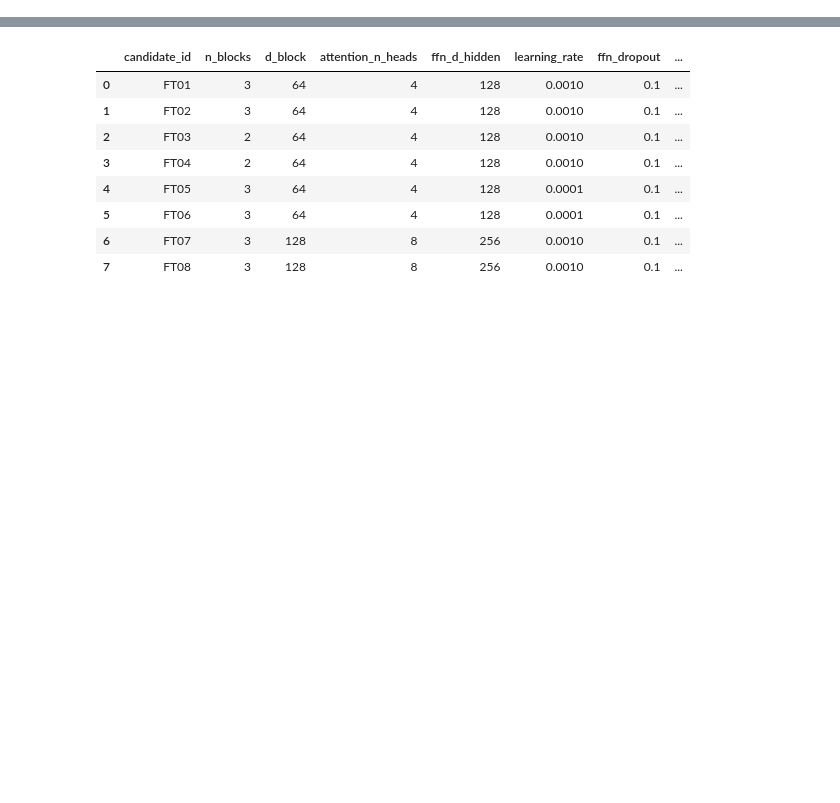
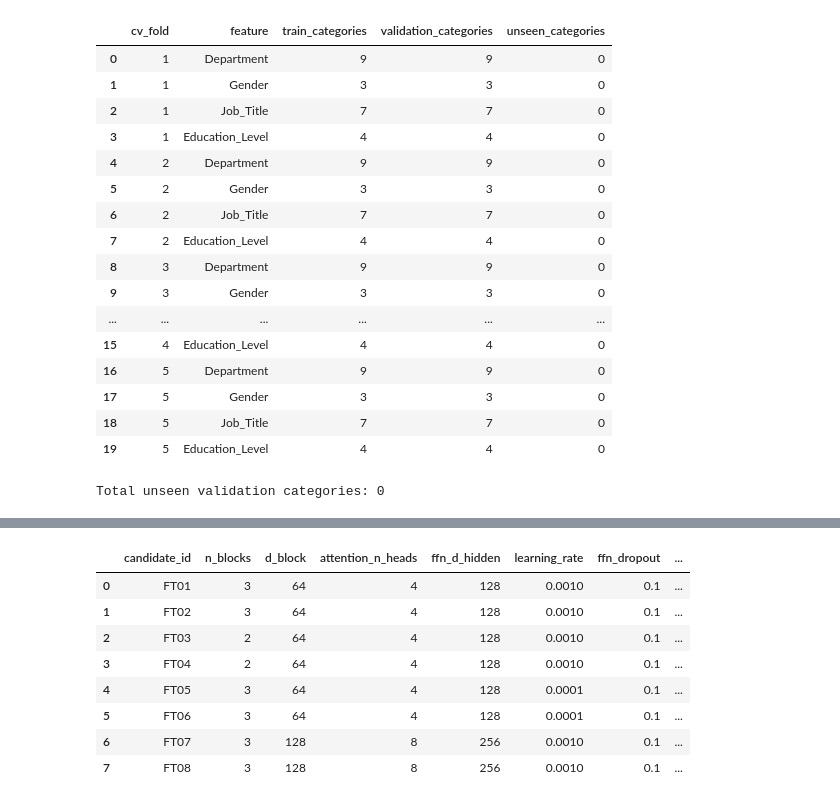
Before and after one commit to Sankalpa-KMCP/Employee_Resignation_Prediction, a Jupyter notebook: notebooks/team_contributions/models/member_1_ft_transformer/05_m1_ft_transformer.ipynb, the cells around one changed output, grey strips where cells are left out. Drawn from its saved outputs; the diff is of its cells as text; code cells hidden in the pictures; blank space fills up the shorter version.

```diff
--- a/notebooks/team_contributions/models/member_1_ft_transformer/05_m1_ft_transformer.ipynb
+++ b/notebooks/team_contributions/models/member_1_ft_transformer/05_m1_ft_transformer.ipynb
@@ -0,0 +163,9 @@
+# %%
+# 4. Read only frozen development predictors/labels; inspect holdout IDs only.
+development_data, split_registry = load_development_data(PROJECT_ROOT)
+assert development_data.shape == (80_000, 20)
+assert split_registry.shape == (100_000, 3)
+print("Development data shape:", development_data.shape)
+print("Split registry shape:", split_registry.shape)
+print("Partition counts:")
+print(split_registry["partition"].value_counts())
@@ -0,0 +327,55 @@
+# %%
+# -----------------------------
+# 8. Verify categorical coverage across outer folds
+# -----------------------------
+
+coverage_records = []
+
+for fold in sorted(development_df["cv_fold"].unique()):
+    train_fold_df = development_df[development_df["cv_fold"] != fold]
+    val_fold_df = development_df[development_df["cv_fold"] == fold]
+
+    for feature in categorical_feature_names:
+        train_categories = set(train_fold_df[feature].dropna().unique())
+        validation_categories = set(val_fold_df[feature].dropna().unique())
+        unseen = validation_categories - train_categories
+
+        coverage_records.append(
+            {
+                "cv_fold": fold,
+                "feature": feature,
+                "train_categories": len(train_categories),
+                "validation_categories": len(validation_categories),
+                "unseen_categories": len(unseen),
+            }
+        )
+
+categorical_coverage = pd.DataFrame(coverage_records)
+total_unseen = int(categorical_coverage["unseen_categories"].sum())
+
+assert total_unseen == 0, (
+    "At least one outer-validation fold contains a category absent "
+    "from its corresponding training folds."
+)
+
+display(categorical_coverage)
+print("\nTotal unseen validation categories:", total_unseen)
+# %% [output]
+|  | cv_fold | feature | train_categories | validation_categories | unseen_categories |
+| 0 | 1 | Department | 9 | 9 | 0 |
+| 1 | 1 | Gender | 3 | 3 | 0 |
+| 2 | 1 | Job_Title | 7 | 7 | 0 |
+| 3 | 1 | Education_Level | 4 | 4 | 0 |
+| 4 | 2 | Department | 9 | 9 | 0 |
+| 5 | 2 | Gender | 3 | 3 | 0 |
+| 6 | 2 | Job_Title | 7 | 7 | 0 |
+| 7 | 2 | Education_Level | 4 | 4 | 0 |
+| 8 | 3 | Department | 9 | 9 | 0 |
+| 9 | 3 | Gender | 3 | 3 | 0 |
+| ... | ... | ... | ... | ... | ... |
+| 15 | 4 | Education_Level | 4 | 4 | 0 |
+| 16 | 5 | Department | 9 | 9 | 0 |
+| 17 | 5 | Gender | 3 | 3 | 0 |
+| 18 | 5 | Job_Title | 7 | 7 | 0 |
+| 19 | 5 | Education_Level | 4 | 4 | 0 |
+Total unseen validation categories: 0
```
Also changed, not shown: parts of 27 cells of this notebook, 4 other files.
